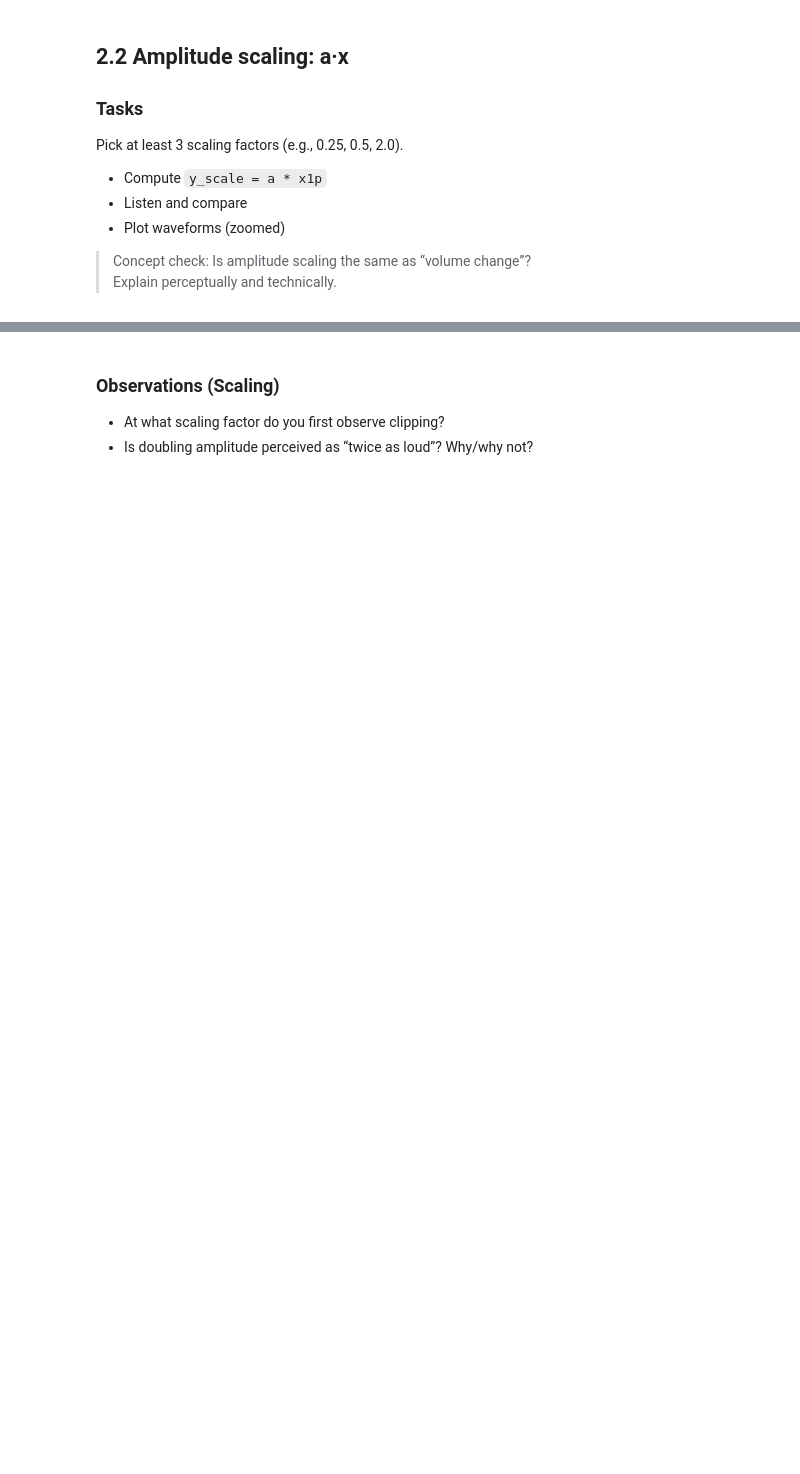
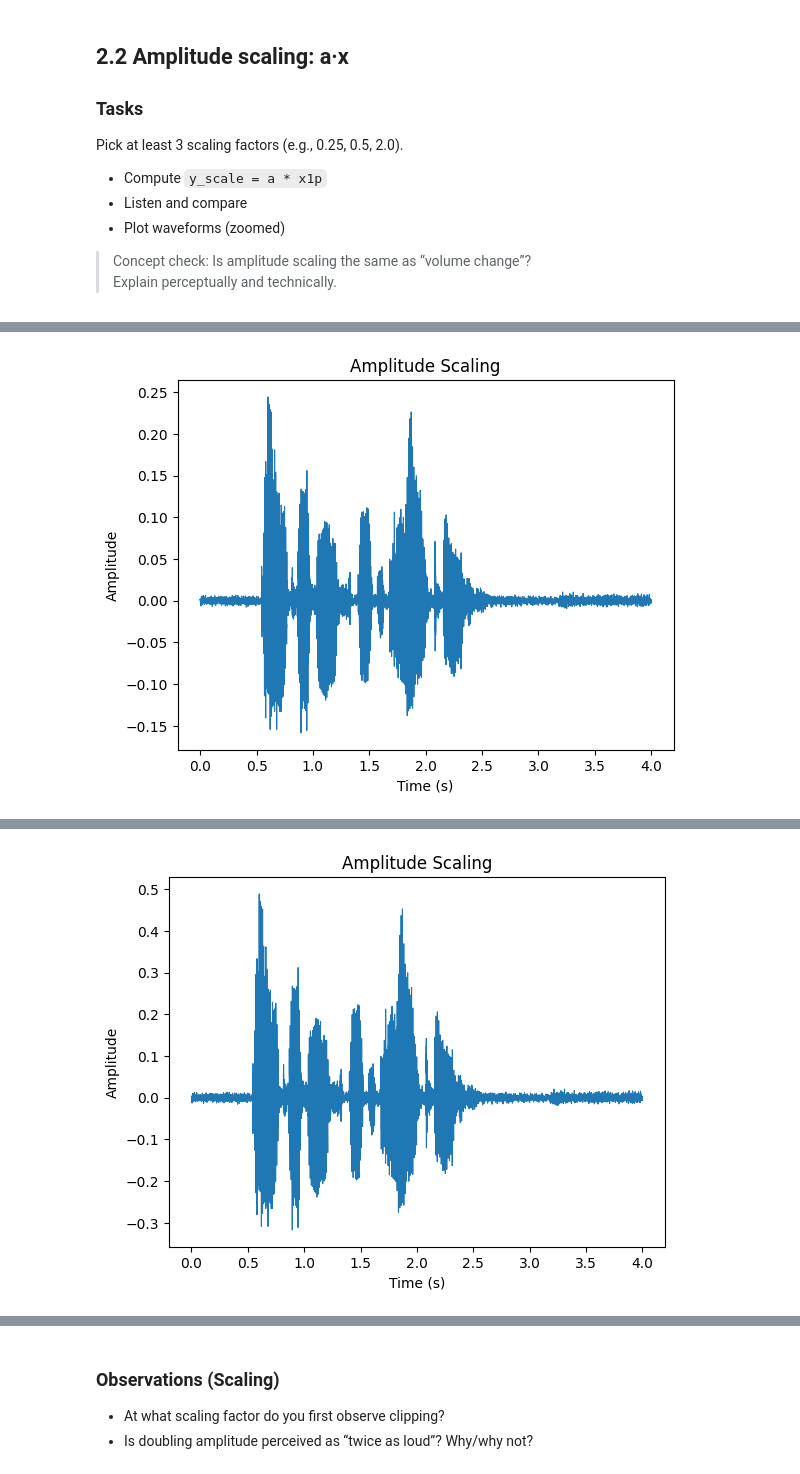
Before and after one commit to kkodachi/ee519-HW1, a Jupyter notebook: HW1_Notebook2_Signal_Operations_and_System_Properties.ipynb, the cells around one changed output, grey strips where cells are left out. Drawn from its saved outputs; the diff is of its cells as text; code cells hidden in the pictures; blank space fills up the shorter version.

```diff
--- a/HW1_Notebook2_Signal_Operations_and_System_Properties.ipynb
+++ b/HW1_Notebook2_Signal_Operations_and_System_Properties.ipynb
@@ -154,7 +190,15 @@ def load_wav(path):
 # %%
 # TODO: Utility helpers (plotting and playback)
 def plot_waveform(x, fs, title, tlim=None):
-    raise NotImplementedError("Implement plot_waveform")
+    t = np.arange(len(x)) / fs
+    plt.figure()
+    plt.plot(t, x, linewidth=0.8)
+    plt.xlabel("Time (s)")
+    plt.ylabel("Amplitude")
+    plt.title(title)
+    if tlim is not None:
+        plt.xlim(tlim)
+    plt.show()
 
 def play_audio(x, fs):
     display(Audio(x, rate=fs))
@@ -185,7 +229,14 @@ fs_common = None
 # %%
 # TODO: Implement resampling if needed
+from math import gcd
+
 def resample_signal(x, fs_in, fs_out):
     """Return resampled signal."""
-    raise NotImplementedError("Implement resample_signal")
+    # raise NotImplementedError("Implement resample_signal")
+    g = gcd(fs_in,fs_out)
+    up = fs_out // g
+    down = fs_in // g
+    x_out = resample_poly(x,up,down)
+    return x_out, fs_out
 # %%
 # TODO: Create preprocessed signals with same fs and same length
@@ -259,7 +349,9 @@ Pick at least 3 scaling factors (e.g., 0.25, 0.5, 2.0).
 > Explain perceptually and technically.
 # %%
 # TODO: Amplitude scaling experiments
-# scales = [0.25, 0.5, 2.0]
-# for a in scales:
-#     y = a * x1p
-#     ...
+scales = [0.25, 0.5, 2.0]
+for a in scales:
+    y = a * x1p
+    play_audio(y,fs)
+    plot_waveform(y,fs,"Amplitude Scaling")
+# %% [output]
@@ -265,0 +359 @@ Pick at least 3 scaling factors (e.g., 0.25, 0.5, 2.0).
+[figure, added]
@@ -265,0 +361 @@ Pick at least 3 scaling factors (e.g., 0.25, 0.5, 2.0).
+[figure, added]
```
Also changed, not shown: parts of 27 cells of this notebook, 5 other files.
